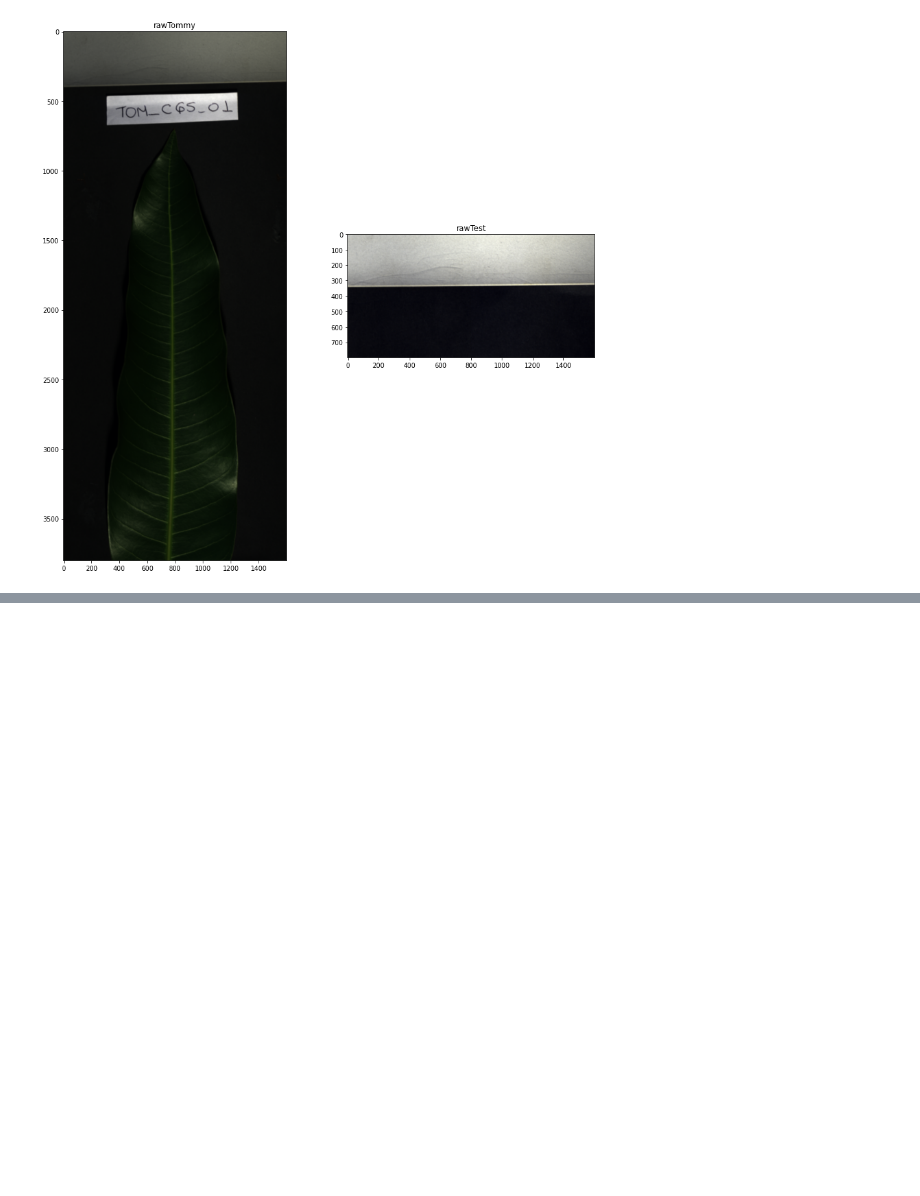
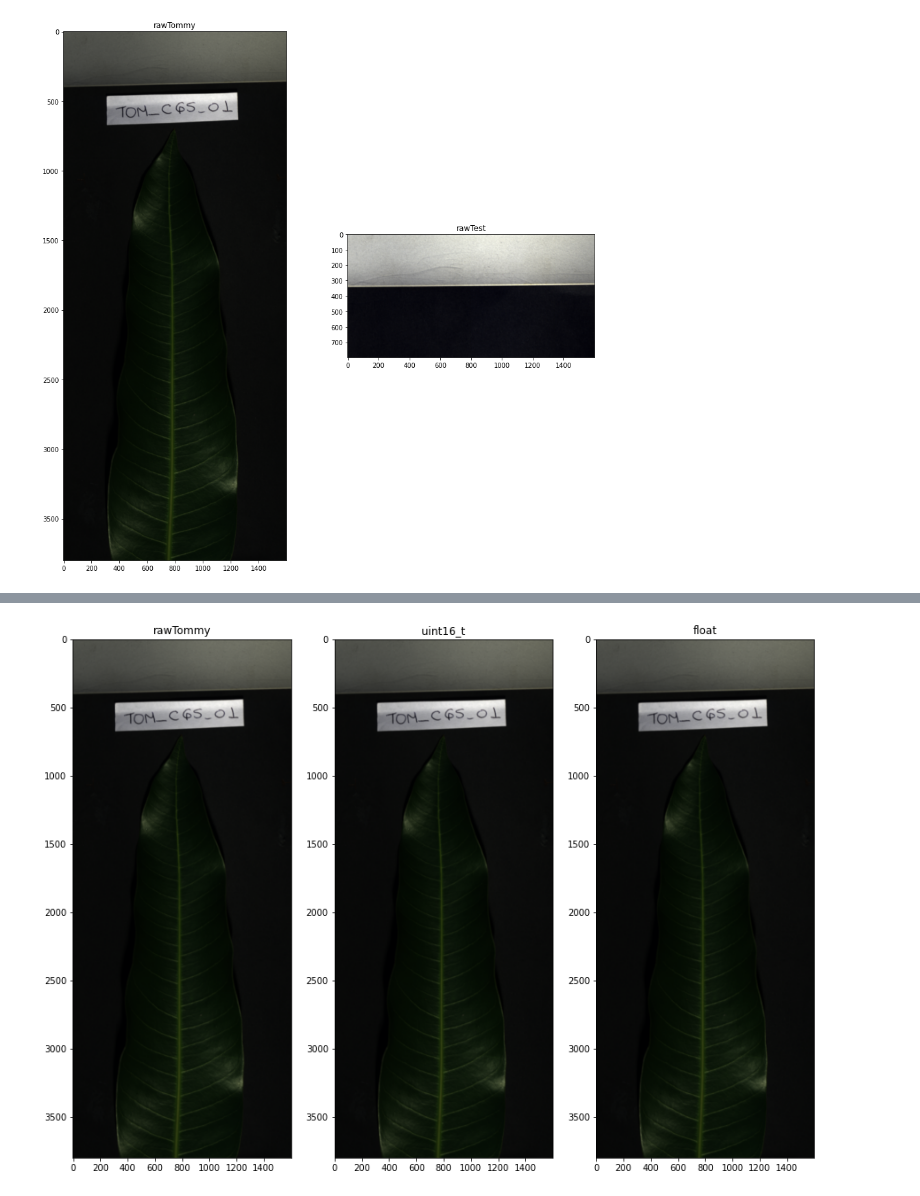
Before and after one commit to JuanDValenciano/HyperspectralTools_Multi, a Jupyter notebook: Python/Colaboratory/RadianceCorrection.ipynb, the cells around one changed output, grey strips where cells are left out. Drawn from its saved outputs; the diff is of its cells as text; code cells hidden in the pictures; blank space fills up the shorter version.

```diff
--- a/Python/Colaboratory/RadianceCorrection.ipynb
+++ b/Python/Colaboratory/RadianceCorrection.ipynb
@@ -172,0 +248,9 @@ plt.show()
+# %%
+##Datos del mando Tommy
+plt.figure(figsize=(15,15))
+plt.subplot(131), plt.imshow(get_rgb(dataTommy)), plt.title('rawTommy')
+plt.subplot(132), plt.imshow(get_rgb(Tommy_uint16t_corr_rad)), plt.title('uint16_t')
+plt.subplot(133), plt.imshow(get_rgb(Tommy_Float_corr_rad)), plt.title('float')
+plt.show()
+# %% [output]
+[figure, added]
```
Also changed, not shown: parts of 13 cells of this notebook.
